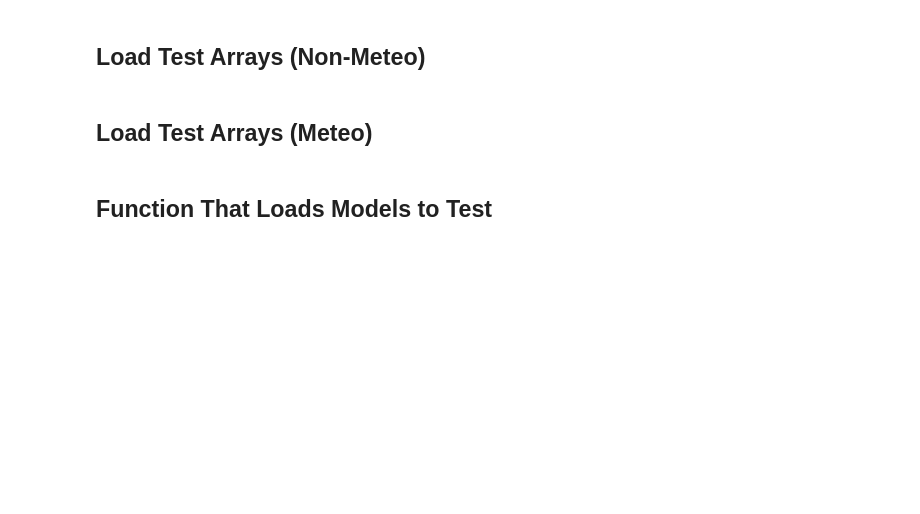
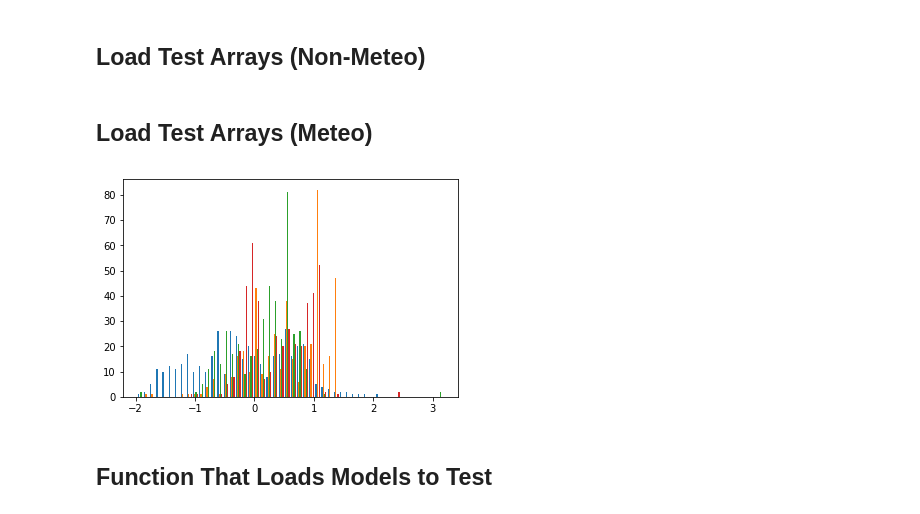
Before and after one commit to TimMolleman/FogDetection, a Jupyter notebook: notebooks/Testing.ipynb, the cells around one changed output. Drawn from its saved outputs; the diff is of its cells as text; code cells hidden in the pictures; blank space fills up the shorter version.

```diff
--- a/notebooks/Testing.ipynb
+++ b/notebooks/Testing.ipynb
@@ -272,9 +271,15 @@ test_filepaths = np.load('/Volumes/TIMPP/UnusedKNMI/numpyfiles/test_refined/test
 # %% [markdown]
 ## Load Test Arrays (Meteo)
 # %%
-test_features = np.load('/Volumes/TIMPP/UnusedKNMI/numpyfiles/test_refined/test_images.npy')
-test_targets = np.load('/Volumes/TIMPP/UnusedKNMI/numpyfiles/test_refined/test_targets.npy')
-test_filepaths = np.load('/Volumes/TIMPP/UnusedKNMI/numpyfiles/test_refined/test_filepaths.npy')
+test_features = np.load('/Volumes/TIMPP/UnusedKNMI/numpyfiles/test_refined/MeteoTestInterpolation/test_images.npy')
+test_targets = np.load('/Volumes/TIMPP/UnusedKNMI/numpyfiles/test_refined/MeteoTestInterpolation/test_targets.npy')
+test_filepaths = np.load('/Volumes/TIMPP/UnusedKNMI/numpyfiles/test_refined/MeteoTestInterpolation/test_filepaths.npy')
+test_meteo = np.load('/Volumes/TIMPP/UnusedKNMI/numpyfiles/test_refined/MeteoTestInterpolation/test_meteo.npy')
+# %%
+plt.hist(test_meteo, bins=50)
+plt.show()
+# %% [output]
+[figure, added]
 # %% [markdown]
 ## Function That Loads Models to Test
 # %%
```
Also changed, not shown: parts of 1 cell of this notebook, 6 other files.
